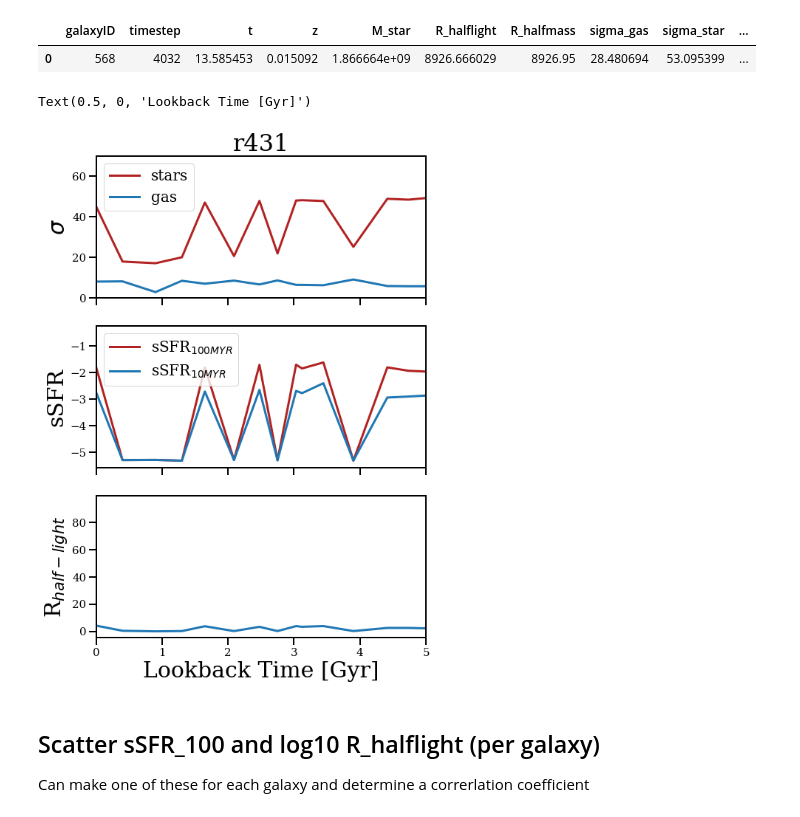
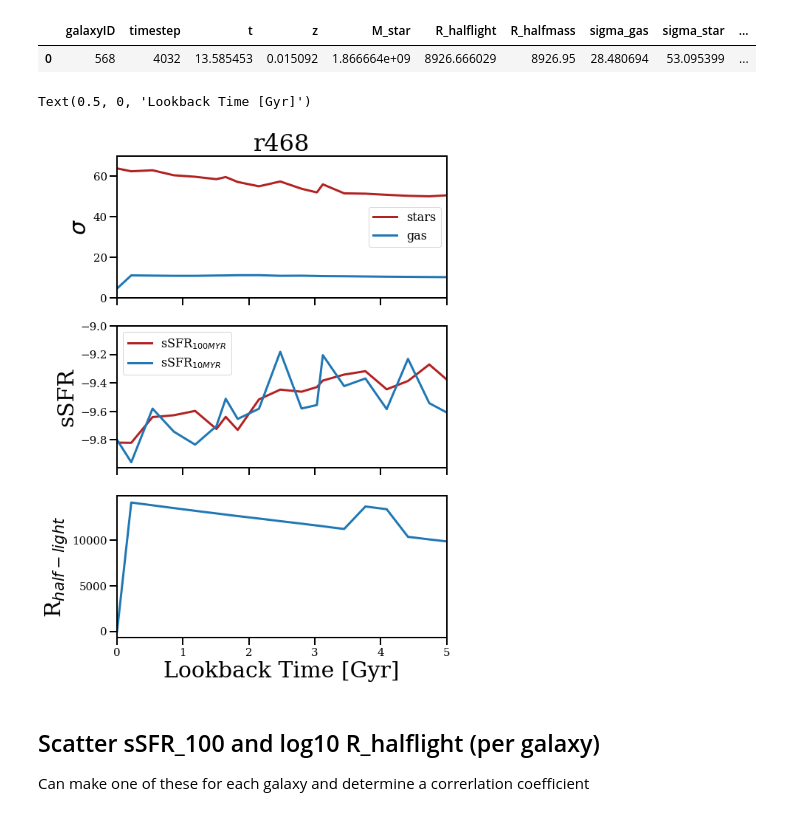
Before and after one commit to JosephWick/H1-merian, a Jupyter notebook: notebooks/BreathingPlots.ipynb, the cells around one changed output. Saved outputs shown, nothing was run; the diff lists cells and outputs as text; code cells hidden in the pictures.

```diff
--- a/notebooks/BreathingPlots.ipynb
+++ b/notebooks/BreathingPlots.ipynb
@@ -106,7 +109,7 @@ data.head()
 |  | galaxyID | timestep | t | z | M_star | R_halflight | R_halfmass | sigma_gas | sigma_star | ... |
 | 0 | 568 | 4032 | 13.585453 | 0.015092 | 1.866664e+09 | 8926.666029 | 8926.95 | 28.480694 | 53.095399 | ... |
 # %%
-gal = cdmgals[0]
+gal = cdmgals[1]
 data = pd.read_csv(datapath+'r'+str(gal)+'_qtys.txt')
 
 fig, axs = plt.subplots(3,1, facecolor='w', figsize=(8,12), sharex=True)
@@ -119,41 +122,53 @@ tlookback = abs(data['t'] - max(data['t']))
 
 mask = tlookback<tlim
 
 # top panel: sigma
-axs[0].plot(tlookback, data['sigma_star'], linewidth=3, color='firebrick')
-axs[0].plot(tlookback, data['sigma_gas'], linewidth=3, color='tab:blue')
+sigStar = data['sigma_star'][tlookback<tlim+1]
+sigGas = data['sigma_gas'][tlookback<tlim+1]
+
+axs[0].plot(tlookback[tlookback<tlim+1], sigStar, linewidth=3, color='firebrick')
+axs[0].plot(tlookback[tlookback<tlim+1], sigGas, linewidth=3, color='tab:blue')
 
 axs[0].tick_params(axis='both', which='major', labelsize=15)
 
 axs[0].set_ylabel(r'$\sigma$', fontsize=30)
 
-axs[0].legend(['stars', 'gas'], fontsize=20)
+axs[0].legend(['stars', 'gas'], fontsize=16)
 
 axs[0].set_xlim([0,tlim])
 axs[0].set_ylim([0,70])
 
 # middle panel: sSFR
-axs[1].plot(tlookback, np.log10(data['sSFR_100']), color='firebrick', linewidth=3)
-axs[1].plot(tlookback, np.log10(data['sSFR_10']), color='tab:blue', linewidth=3)
+ssfr10 = data['sSFR_10'][tlookback<tlim+1]/1e7
+ssfr100= data['sSFR_100'][tlookback<tlim+1]/1e8
+
+axs[1].plot(tlookback[tlookback<tlim+1], np.log10(ssfr100), color='firebrick', linewidth=3)
+axs[1].plot(tlookback[tlookback<tlim+1], np.log10(ssfr10), color='tab:blue', linewidth=3)
 
 axs[1].tick_params(axis='both', which='major', labelsize=15)
 
 axs[1].set_ylabel('sSFR', fontsize=30)
 
-axs[1].legend([r'sSFR$_{100MYR}$', r'sSFR$_{10MYR}$'], fontsize=20)
+axs[1].legend([r'sSFR$_{100MYR}$', r'sSFR$_{10MYR}$'], fontsize=16)
+
+axs[1].set_ylim(top=-9)
 
 # Bottom panel: half-light radius
-axs[2].plot(tlookback, data['R_halflight'], linewidth=3)
+Rhl = data['R_halflight'][tlookback<tlim+1]
+
+axs[2].plot(tlookback[tlookback<tlim+1], Rhl, linewidth=3)
 
 #axs[2].set_ylim([0,5])
 axs[2].tick_params(axis='both', which='major', labelsize=15)
 
 axs[2].set_ylabel(r'R$_{half-light}$', fontsize=30)
 
 axs[2].set_xlabel('Lookback Time [Gyr]', fontsize=30)
+
+#plt.savefig('../figures/breathing3panel/r'+str(gal)+'.png')
 # %% [output]
 Text(0.5, 0, 'Lookback Time [Gyr]')
-[figure, old version]
+[figure, new version]
 # %% [markdown]
 ## Scatter sSFR_100 and log10 R_halflight (per galaxy)
 Can make one of these for each galaxy and determine a correrlation coefficient
```
Also changed, not shown: parts of 3 cells of this notebook, 13 other files.
